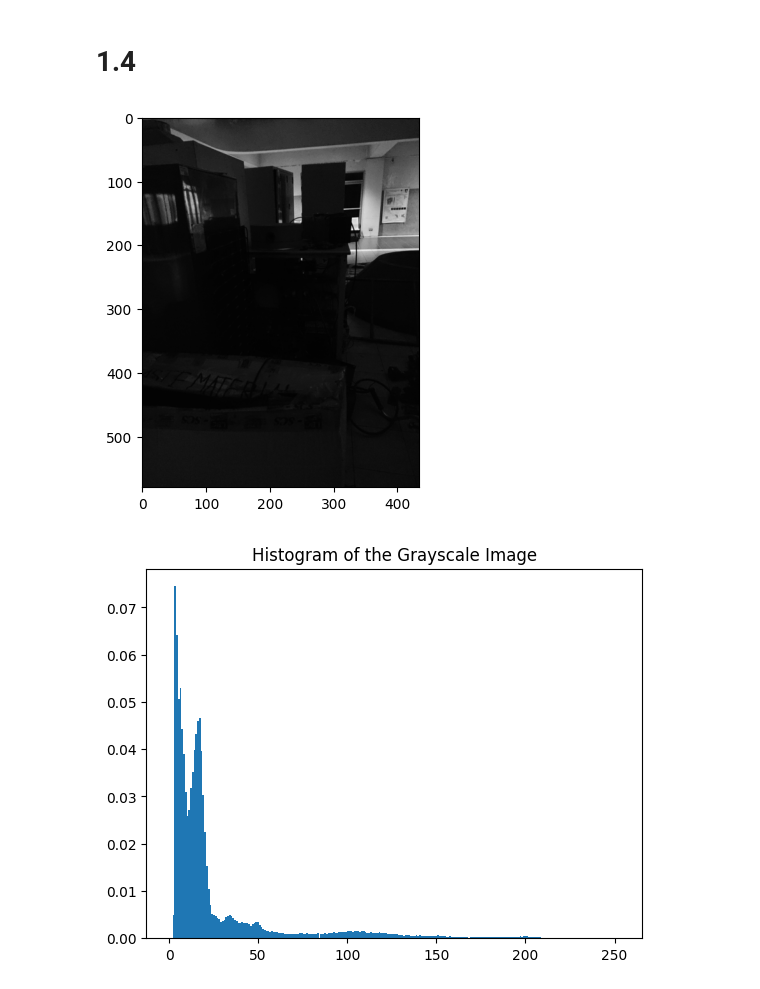
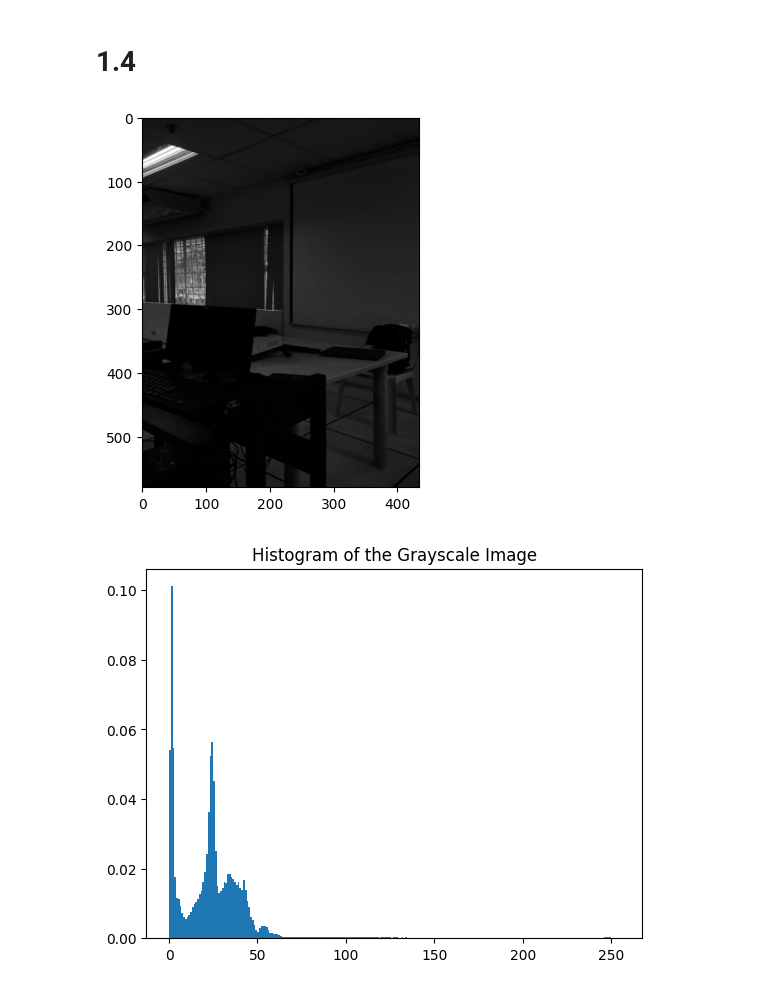
Before and after one commit to jclmaypa/MAYPA_AP-157-Submissions, a Jupyter notebook: Activity 1/Activity 1.ipynb, the cells around one changed output. Saved outputs shown, nothing was run; the diff lists cells and outputs as text; code cells hidden in the pictures.

```diff
--- a/Activity 1/Activity 1.ipynb
+++ b/Activity 1/Activity 1.ipynb
@@ -238,22 +238,22 @@ plt.imsave("coloredcircle.tiff",img)
 # 1.4
 # %%
 # read the image
-image = Image.open('.\dark_picture.png')
+image = Image.open('.\dark_picture.jpg')
 
 # Converting to grayscale
 grayscale_image = np.array(image.convert('L'))
 
 # Resizing image to make my program faster
 processed_image = np.array(Image.fromarray(grayscale_image).resize(size=(434, 580)))  #rescaled to 1/8 its original resolution
 
 # # Normalizing pixel values
 # processed_image = (processed_image - np.amin(processed_image))/(np.amax(processed_image) - np.amin(processed_image))
 
 # Plotting
 plt.imshow(processed_image, cmap = "gray")
 plt.show()
 # %% [output]
-[figure, old version]
+[figure, new version]
 # %%
 # Making the histogram of the grayscaled image
 # Flattening image to make the program more efficient
@@ -264,7 +264,7 @@ plt.hist(flattened, bins = 256, density = True)     # using 256 bins to accomoda
 plt.title("Histogram of the Grayscale Image")
 plt.show()
 # %% [output]
-[figure, old version]
+[figure, new version]
 # %%
 # Now making the PDF
 
```
Also changed, not shown: parts of 15 cells of this notebook, 2 other files.
